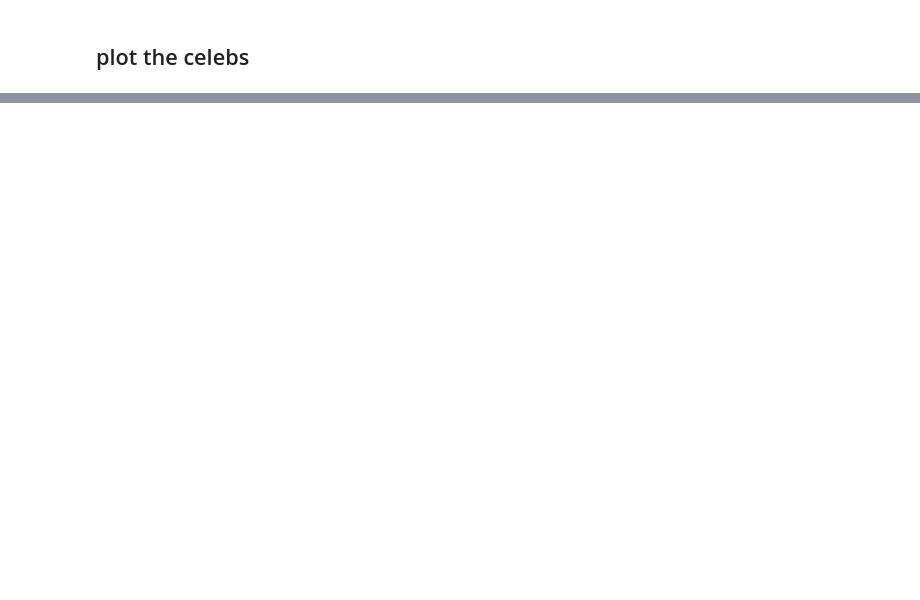
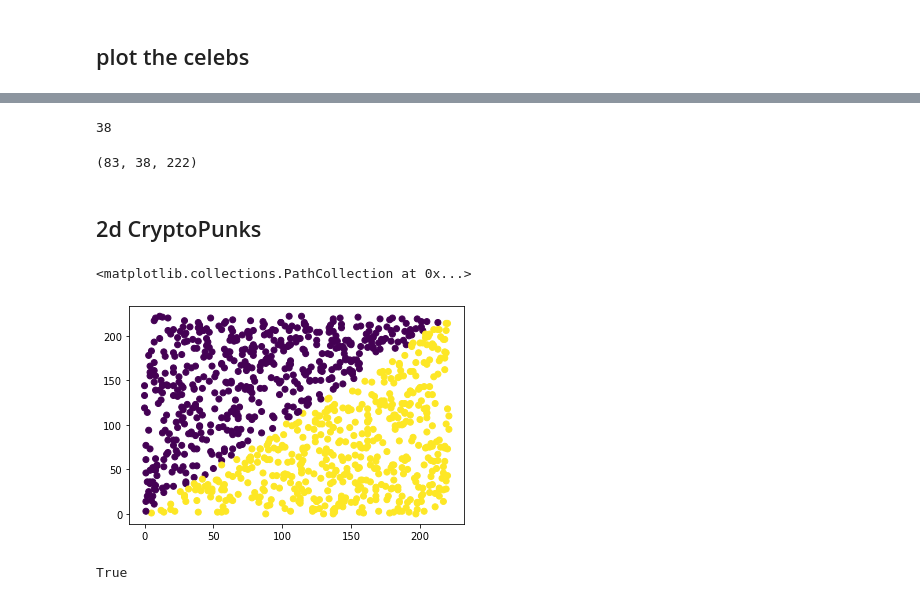
Before and after one commit to tnn1t1s/zombiepunx, a Jupyter notebook: nb/SimplePunkClassifier.ipynb, the cells around one changed output, grey strips where cells are left out. Saved outputs shown, nothing was run; the diff lists cells and outputs as text; code cells hidden in the pictures; blank space fills up the shorter version.

```diff
--- a/nb/SimplePunkClassifier.ipynb
+++ b/nb/SimplePunkClassifier.ipynb
@@ -226,0 +241,36 @@ for i in range(1,(x*y)+1):
+# %%
+female_colors = list(filter(lambda x: x[1] == 0, color_gender_count))
+len(female_colors)
+# %% [output]
+38
+# %%
+(len(male_colors), len(female_colors), len(color_gender_count))
+# %% [output]
+(83, 38, 222)
+# %% [markdown]
+## 2d CryptoPunks
+# %%
+NUM_COLORS=222
+N=1000
+
+def get_color():
+    return random.randint(0,NUM_COLORS)
+
+def get_gender(row):
+    if row.x > row.y:
+        return 1
+    else:
+        return 0
+
+punks = pd.DataFrame([{'pid': pid,
+                           'x': get_color(),
+                           'y': get_color()} for pid in range(0, N)])
+punks = punks.set_index('pid')
+# %%
+punks['gender'] = punks.agg(lambda x: get_gender(x), axis=1)
+df=punks
+# %%
+plt.scatter(df.x, df.y, c=df.gender )
+# %% [output]
+<matplotlib.collections.PathCollection at 0x...>
+[figure, added]
@@ -226,0 +287,7 @@ for i in range(1,(x*y)+1):
+# %%
+#def nn(df, p, k):
+p=(52,50)
+k=10
+knn_predict(df, p, k)
+# %% [output]
+True
```
Also changed, not shown: parts of 25 cells of this notebook.
